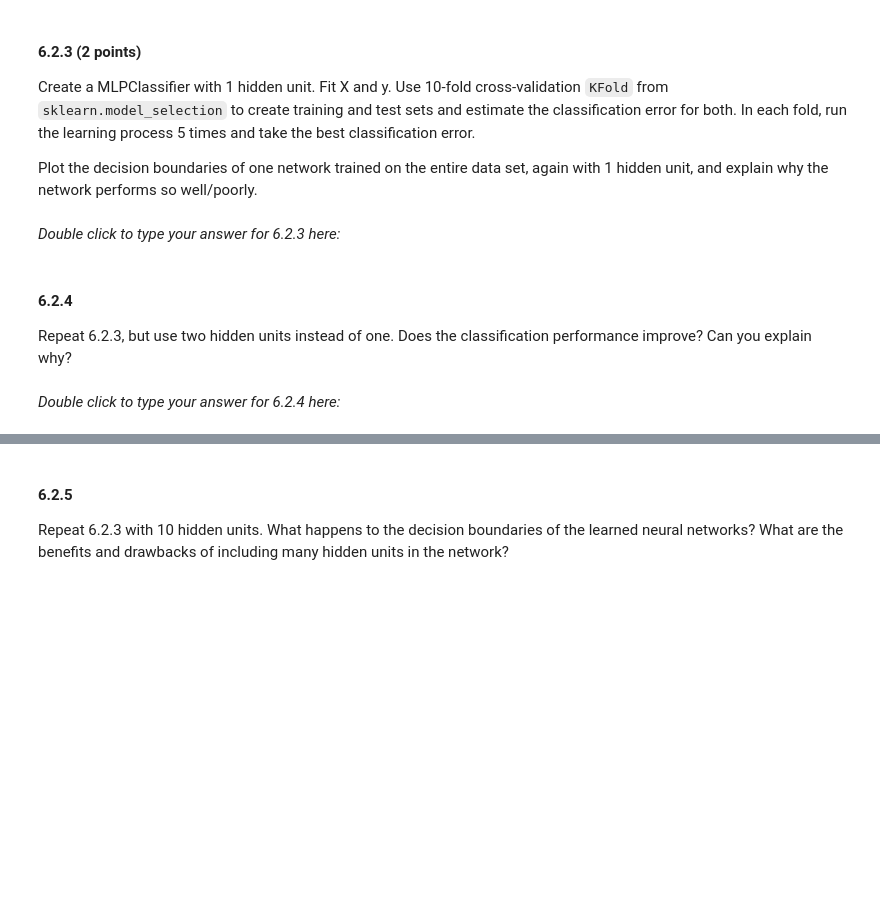
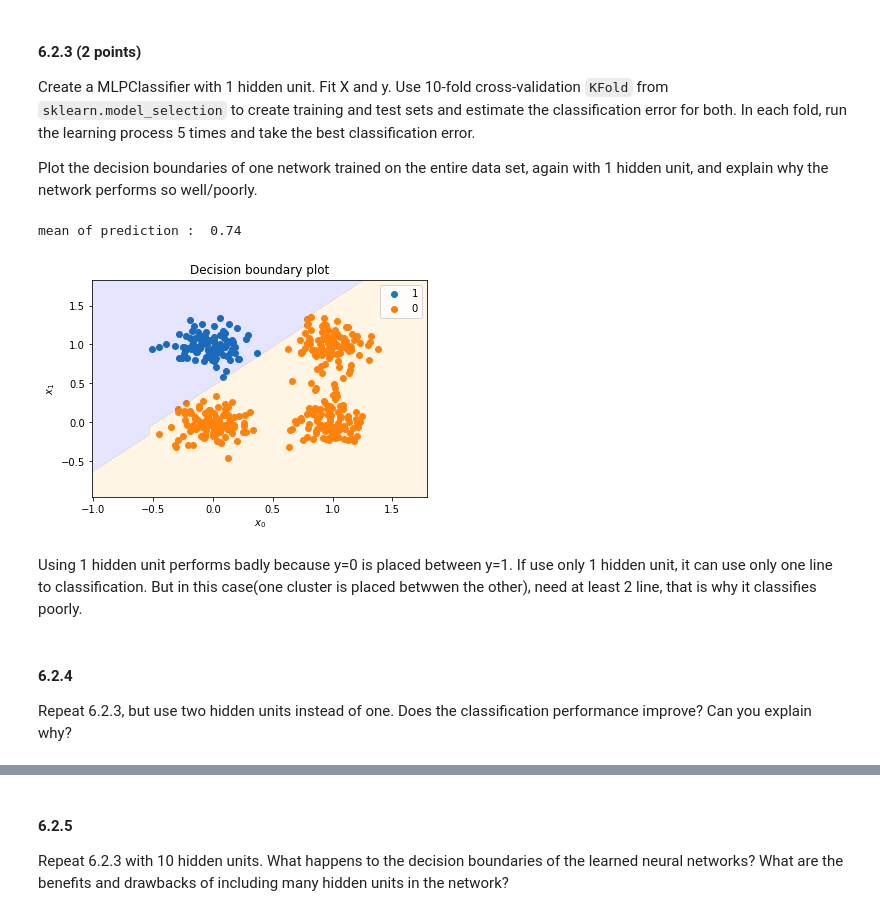
Before and after one commit to obp3ter/Data-Mining, a Jupyter notebook: Assignment_6.ipynb, the cells around one changed output, grey strips where cells are left out. Cells and saved outputs as stored; diff of their text form; code cells hidden in the pictures; blank space fills up the shorter version.

```diff
--- a/Assignment_6.ipynb
+++ b/Assignment_6.ipynb
@@ -148,10 +152,34 @@ plt.show()
 Create a MLPClassifier with 1 hidden unit. Fit X and y. Use 10-fold cross-validation `KFold` from `sklearn.model_selection` to create training and test sets and estimate the classification error for both. In each fold, run the learning process 5 times and take the best classification error.
 
 Plot the decision boundaries of one network trained on the entire data set, again with 1 hidden unit, and explain why the network performs so well/poorly.
-# %% [markdown]
-*Double click to type your answer for 6.2.3 here:*
+# %%
+from sklearn.utils.validation import column_or_1d
+from sklearn.model_selection import KFold
+y = column_or_1d(y, warn=True)
+kf = KFold(n_splits=10)
+kf.get_n_splits(X,y,5)
+list1=[] #save best classification
+for train_index, test_index in kf.split(X) :
+
+    list2=[] # save each prediction in 5 learning process
+    for i in range(0,5) :
+        X_train, X_test = X[train_index], X[test_index]
+        y_train, y_test = y[train_index], y[test_index]
+        clf2 = MLPClassifier(hidden_layer_sizes=1, solver='lbfgs')
+        clf2.fit(X_train, y_train)
+        list2.append(clf2.score(X_test, y_test))
+    #print(max(list2))
+    list1.append(max(list2))
+print("mean of prediction : ",sum(list1)/len(list1))
+clf2 = MLPClassifier(hidden_layer_sizes=1, solver='lbfgs')
+clf2.fit(X, y)
+
+MLPPlot(X,y,clf2).plot_boundaries()
+# %% [output]
+mean of prediction :  0.74
+[figure, added]
+# %% [markdown]
+Using 1 hidden unit performs badly because y=0 is placed between y=1. If use only 1 hidden unit, it can use only one line to classification. But in this case(one cluster is placed betwwen the other), need at least 2 line, that is why it classifies poorly.
 # %% [markdown]
 #### 6.2.4
 Repeat 6.2.3, but use two hidden units instead of one. Does the classification performance improve? Can you explain why?
-# %% [markdown]
-*Double click to type your answer for 6.2.4 here:*
```
Also changed, not shown: parts of 12 cells of this notebook.
